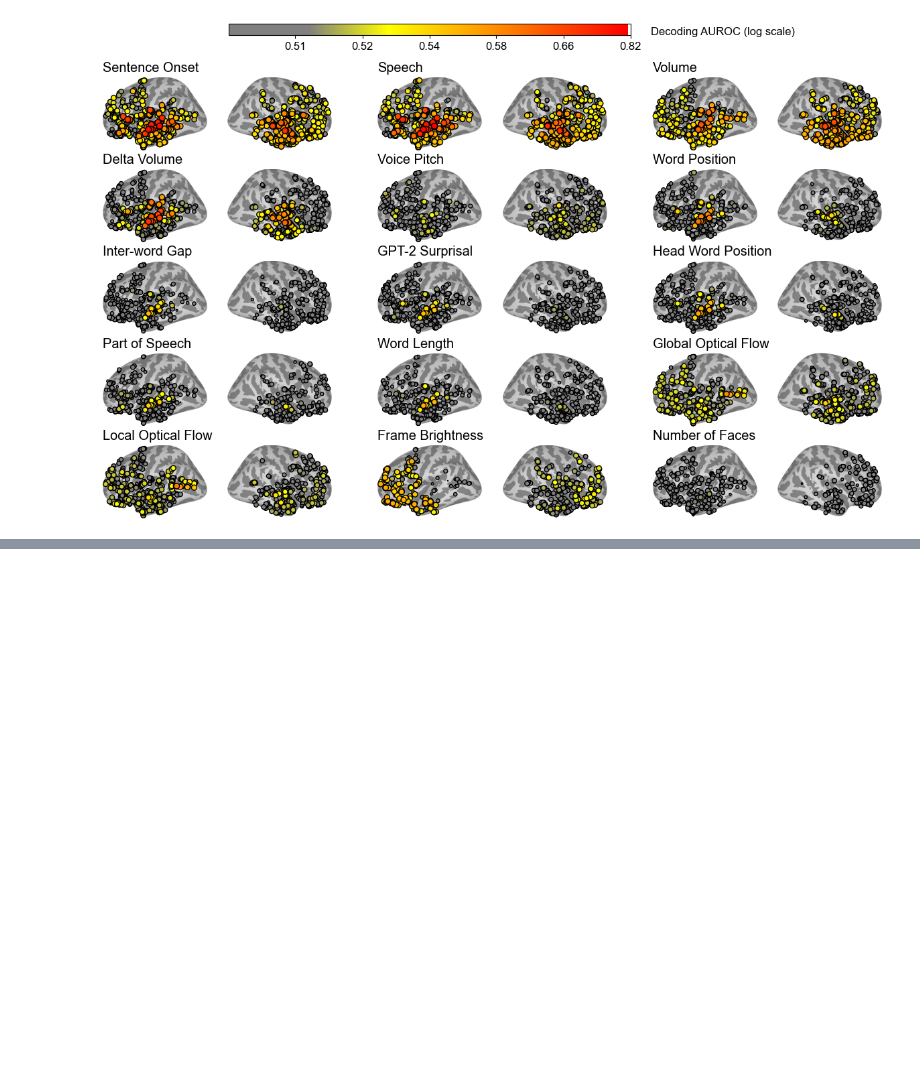
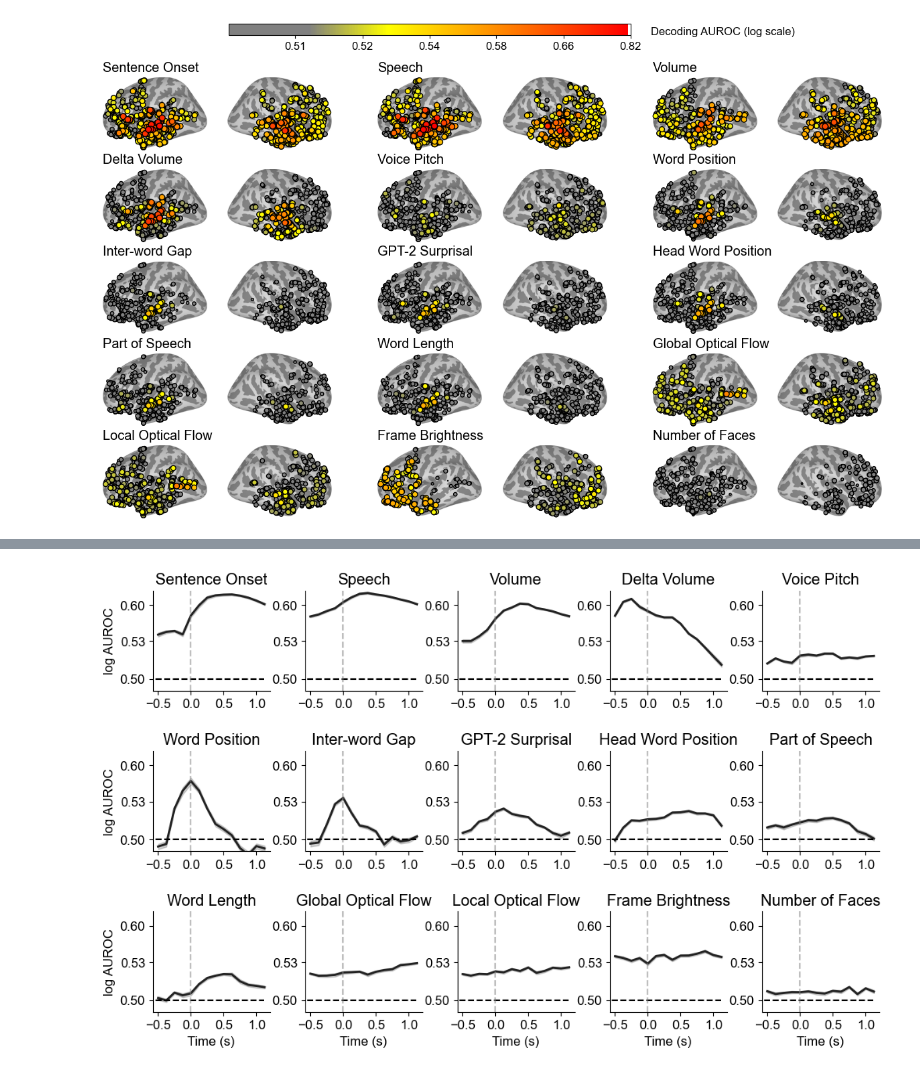
Before and after one commit to insight-neuro/neuroprobe, a Jupyter notebook: analyses/time_space_decoding_analysis/time_space_decoding_analysis.ipynb, the cells around one changed output, grey strips where cells are left out. Drawn from its saved outputs; the diff is of its cells as text; code cells hidden in the pictures; blank space fills up the shorter version.

```diff
--- a/analyses/time_space_decoding_analysis/time_space_decoding_analysis.ipynb
+++ b/analyses/time_space_decoding_analysis/time_space_decoding_analysis.ipynb
@@ -292,0 +360,89 @@ Text(1.0, 1.0, 'GPT-2 Surprisal')
+# %%
+fig = plt.figure(figsize=(12, 7))
+
+num_cols = 5
+num_rows = 3
+outer = gridspec.GridSpec(num_rows, num_cols, wspace=0.3, hspace=0.6)
+
+upper = 0.68
+lower = 0.48
+epsilon = 1e-4
+scale = lambda x: (np.log(max((x - lower), epsilon)))
+
+# Loop through each subplot and add a simple plot or title
+for i in range(num_rows):
+    for j in range(num_cols):
+        # i,j = 0,2 #TODO
+        # Index in outer grid
+        outer_idx = i * num_cols + j
+
+        ax = fig.add_subplot(outer[outer_idx])
+        task = task_order[i*num_cols+j]
+
+        task_df = results_df[results_df.task==task].groupby("ID").mean(["avg_test"])
+#         good_elecs = task_df[task_df.avg_test>0.5].index
+
+        good_elecs = results_df[results_df.task==task].groupby("ID").mean(["avg_test"]).sort_values(by="avg_test").dropna()[-100:].index
+        time_df = results_df[(results_df.task==task) & (results_df.ID.isin(good_elecs))]
+        # time_df.loc[:,'avg_test'] = [(100*x) for x in time_df['avg_test']]
+
+        # scale = lambda x: (x - lower)
+        # scale = lambda x: x
+        time_df.loc[:,'avg_test'] = time_df['avg_test'].apply(scale)
+
+#         time_df = results_df[(results_df.task==task)]
+
+        # sns.set(style="whitegrid")
+
+        # Create lineplot
+        g = sns.lineplot(data=time_df, x="time_bin", y="avg_test", color="#222222", errorbar="se", linewidth=2)
+        # plt.axis("off")  # disables the entire axis (spines, ticks, labels, etc.)
+        plt.grid(False)  # ensures grid lines are also off
+        ax.set_title(task_name_mapping[task])
+        sns.despine()
+        # plt.yscale('log')
+        plt.ylim(scale(0.495), scale(0.65))
+        if j==0:
+            ax.set_ylabel("log AUROC")
+        else:
+            ax.set_ylabel("")
+
+        if i==num_rows-1:
+            ax.set_xlabel("Time (s)")
+        else:
+            ax.set_xlabel("")
+
+        ax.tick_params(axis='both', which='major')
+        # ax.tick_params(axis='both', which='minor', labelsize=8)
+        # plt.ylim(scale(1),scale(upper-lower))
+        # for axes in g.axes:
+        # ax.set_ylabel("ROC-AUC")
+        #plt.ticklabel_format(axis='y', style='plain')             # <---- error
+        ax.yaxis.set_major_formatter(FuncFormatter(lambda val, pos: f"{inverse_scale(val)}"))
+
+        ax.set_yticks([scale(x) for x in [0.5, 0.53, 0.6]])
+
+        ax.set_yticklabels(["0.50", "0.53", "0.60"])
+
+        ax.set_xticks([-0.5, 0, 0.5, 1])
+
+        plt.axhline(y=scale(0.5), xmin=-0.5, xmax=0.95, color="black", ls="--", label="Chance")
+        plt.axvline(x=0, color="gray", ls="--", alpha=0.5)
+
+        if i*num_cols+j >= 18:
+            plt.legend(loc="lower right", bbox_to_anchor=(1.75, 0))
+# from matplotlib.ticker import ScalarFormatter
+# plt.gca().yaxis.set_major_formatter(ScalarFormatter())
+# plt.gca().yaxis.set_minor_formatter(ScalarFormatter())
+
+        # from matplotlib.ticker import ScalarFormatter
+        # plt.gca().yaxis.set_major_formatter(ScalarFormatter())
+        # plt.gca().yaxis.set_minor_formatter(ScalarFormatter())
+        # if
+        # break
+    # break
+plt.tight_layout()
+plt.savefig(f'analyses/time_space_decoding_analysis/time_decoding_analysis.pdf', bbox_inches='tight')
+plt.show()
+# %% [output]
+[figure, added]
```
Also changed, not shown: parts of 7 cells of this notebook, 6 other files.
